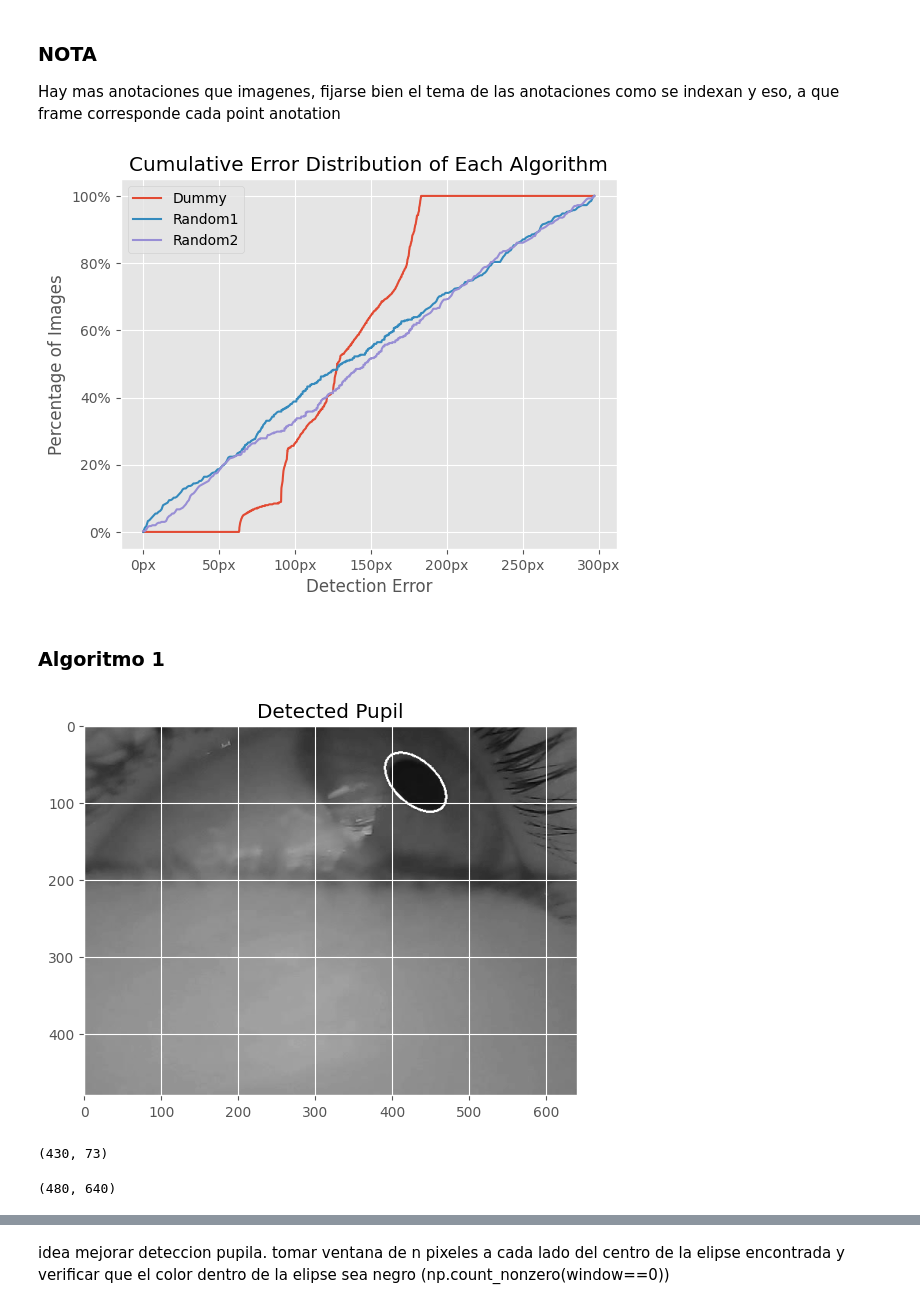
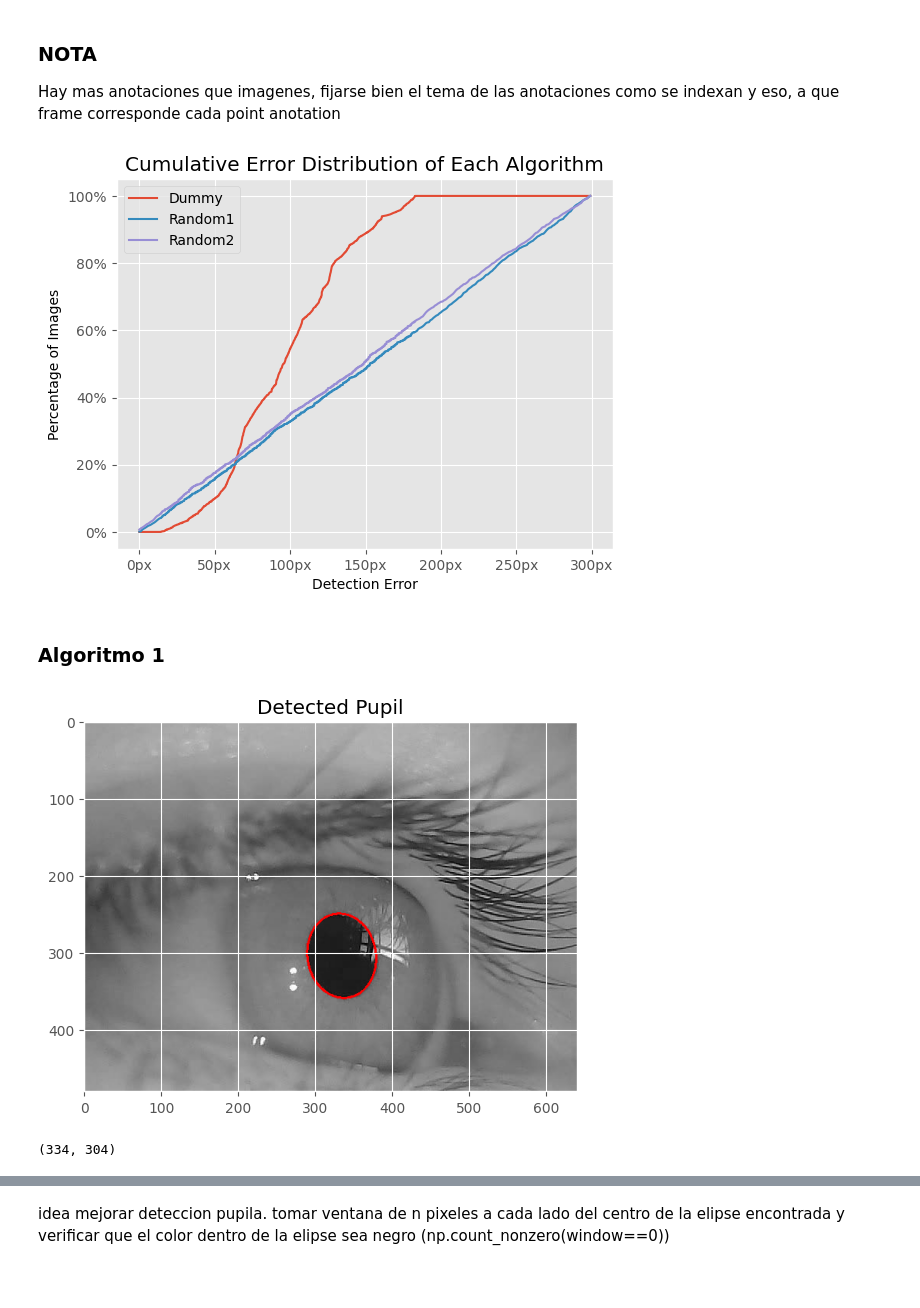
Before and after one commit to mathiramilo/pupil-detection, a Jupyter notebook: src/exploratory.ipynb, the cells around one changed output, grey strips where cells are left out. Cells and saved outputs as stored; diff of their text form; code cells hidden in the pictures; blank space fills up the shorter version.

Commit message:
pupila roja

```diff
--- a/src/exploratory.ipynb
+++ b/src/exploratory.ipynb
@@ -47,8 +47,10 @@ como se indexan y eso, a que frame corresponde cada point anotation
 # %%
 import glob
 
+# 132000 frames en total = 22(subcarpetas) * 3(videos_en_subcarpeta) * 2000(frames_por_video)
+
 subfolder="1"
-img_paths = glob.glob(f"{DATASET_DIR}/{subfolder}/*.jpg")
+img_paths = glob.glob(f"{DATASET_DIR}/{subfolder}/{subfolder}_frames/*.png")
 
 annot_path = f"{DATASET_DIR}/{subfolder}/{subfolder}.txt"
 ground_truth = pd.read_csv(annot_path, sep=" ", header=None)
@@ -65,14 +67,15 @@ rand_errs2 = np.random.randint(0, 300, size=len(results))
 plot_cumulative_error([results, rand_errs, rand_errs2],
                       ["Dummy", "Random1", "Random2"])
 # %% [output]
-[figure, old version]
+[figure, new version]
 # %% [markdown]
 ### Algoritmo 1
 # %%
 def find_pupil(image):
     if peak_detected(image):
-        if (edge_pupil_center_detection(image) is not None):
-            ellipsis, center = edge_pupil_center_detection(image)
+        edges = edge_pupil_center_detection(image)
+        if (edges is not None):
+            ellipsis, center = edges
             return ellipsis, center
         else:
             # Thresholding and coarse positioning
@@ -167,39 +170,36 @@ def find_largest_ellipsis(ellipses):
 
         # Calculate the area of the ellipse contour
         contour_area = np.pi * (axes[0] / 2) * (axes[1] / 2)
 
         # Check if the current ellipse has a larger area than the previous largest ellipse
         if contour_area > largest_area:
             largest_area = contour_area
             largest_ellipse = ellipse
             center = c
 
     return largest_ellipse, center
 
 # Draw the ellipsis on the image
 def draw_ellipsis(image: np.ndarray, ellipsis):
     if ellipsis is not None:
-        cv2.ellipse(image, ellipsis, (255, 255, 255), 2)
+        image = cv2.cvtColor(image, cv2.COLOR_GRAY2RGB)
+        cv2.ellipse(image, ellipsis, (255, 0, 0), 2)
 
-    plt.imshow(image, cmap="gray")
+    plt.imshow(image)
     plt.title("Detected Pupil")
     plt.show()
 
 # Testing
-image = cv2.imread(f"{DATASET_DIR}/2/2_009.jpg", 0) # Read as grayscale
+image = cv2.imread(f"{DATASET_DIR}/{subfolder}/{subfolder}_frames/frame_1.png", 0) # Read as grayscale
 
 if find_pupil(image) is not None:
     ellipsis, center = find_pupil(image)
     draw_ellipsis(image, ellipsis)
     print(center)
 else:
     plt.imshow(image, cmap="gray")
     plt.title("No Pupil Detected")
     plt.show()
 # %% [output]
-[figure, old version]
+[figure, new version]
-(430, 73)
+(334, 304)
-# %%
-image.shape
-# %% [output]
-(480, 640)
```
Also changed, not shown: parts of 5 cells of this notebook.
